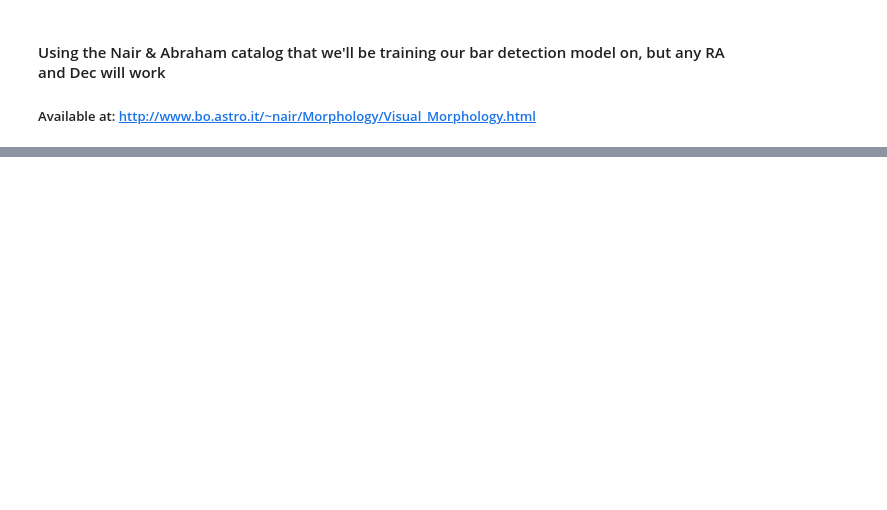
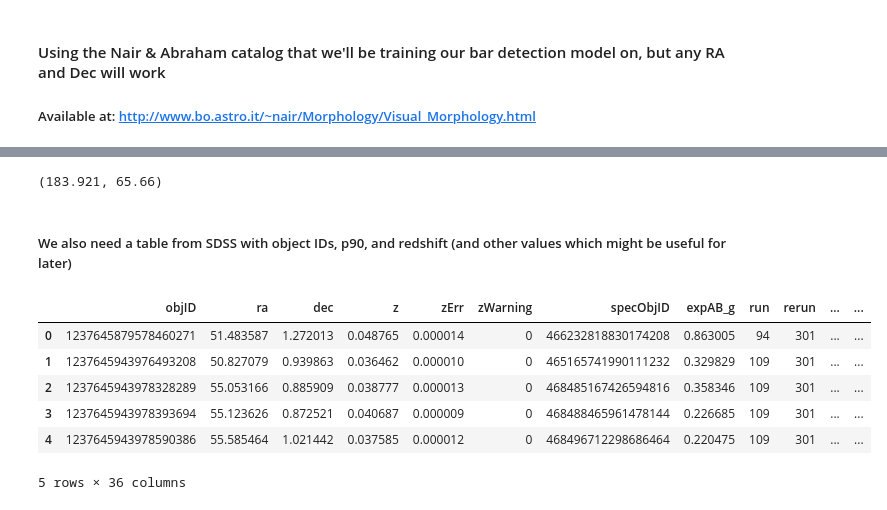
Before and after one commit to pgwart/SDSSDownload, a Jupyter notebook: example.ipynb, the cells around one changed output, grey strips where cells are left out. Saved outputs shown, nothing was run; the diff lists cells and outputs as text; code cells hidden in the pictures; blank space fills up the shorter version.

```diff
--- a/example.ipynb
+++ b/example.ipynb
@@ -141,0 +27,20 @@ for i in ind:
+# %%
+i = 4444
+ra, dec = cat.RA[i],cat.DEC[i]
+ra,dec
+# %% [output]
+(183.921, 65.66)
+# %% [markdown]
+##### We also need a table from SDSS with object IDs, p90, and redshift (and other values which might be useful for later)
+# %%
+sdss_cat_path = 'SDSS_query.csv'
+sdss_cat = pd.read_csv(sdss_cat_path)
+sdss_cat.head()
+# %% [output]
+|  | objID | ra | dec | z | zErr | zWarning | specObjID | expAB_g | run | rerun | ... | ... |
+| 0 | 1237645879578460271 | 51.483587 | 1.272013 | 0.048765 | 0.000014 | 0 | 466232818830174208 | 0.863005 | 94 | 301 | ... | ... |
+| 1 | 1237645943976493208 | 50.827079 | 0.939863 | 0.036462 | 0.000010 | 0 | 465165741990111232 | 0.329829 | 109 | 301 | ... | ... |
+| 2 | 1237645943978328289 | 55.053166 | 0.885909 | 0.038777 | 0.000013 | 0 | 468485167426594816 | 0.358346 | 109 | 301 | ... | ... |
+| 3 | 1237645943978393694 | 55.123626 | 0.872521 | 0.040687 | 0.000009 | 0 | 468488465961478144 | 0.226685 | 109 | 301 | ... | ... |
+| 4 | 1237645943978590386 | 55.585464 | 1.021442 | 0.037585 | 0.000012 | 0 | 468496712298686464 | 0.220475 | 109 | 301 | ... | ... |
+5 rows × 36 columns
```
Also changed, not shown: parts of 45 cells of this notebook, 3 other files.
